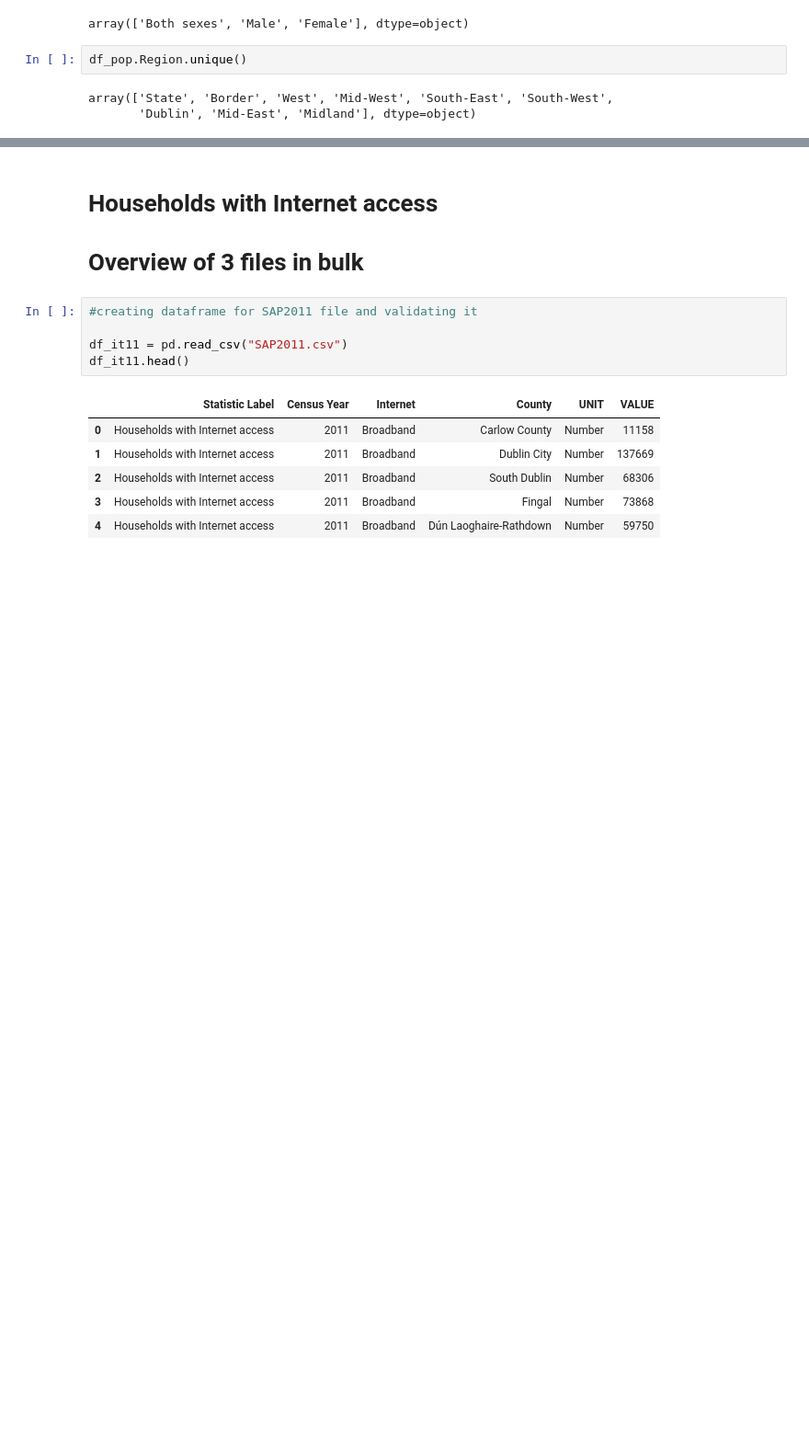
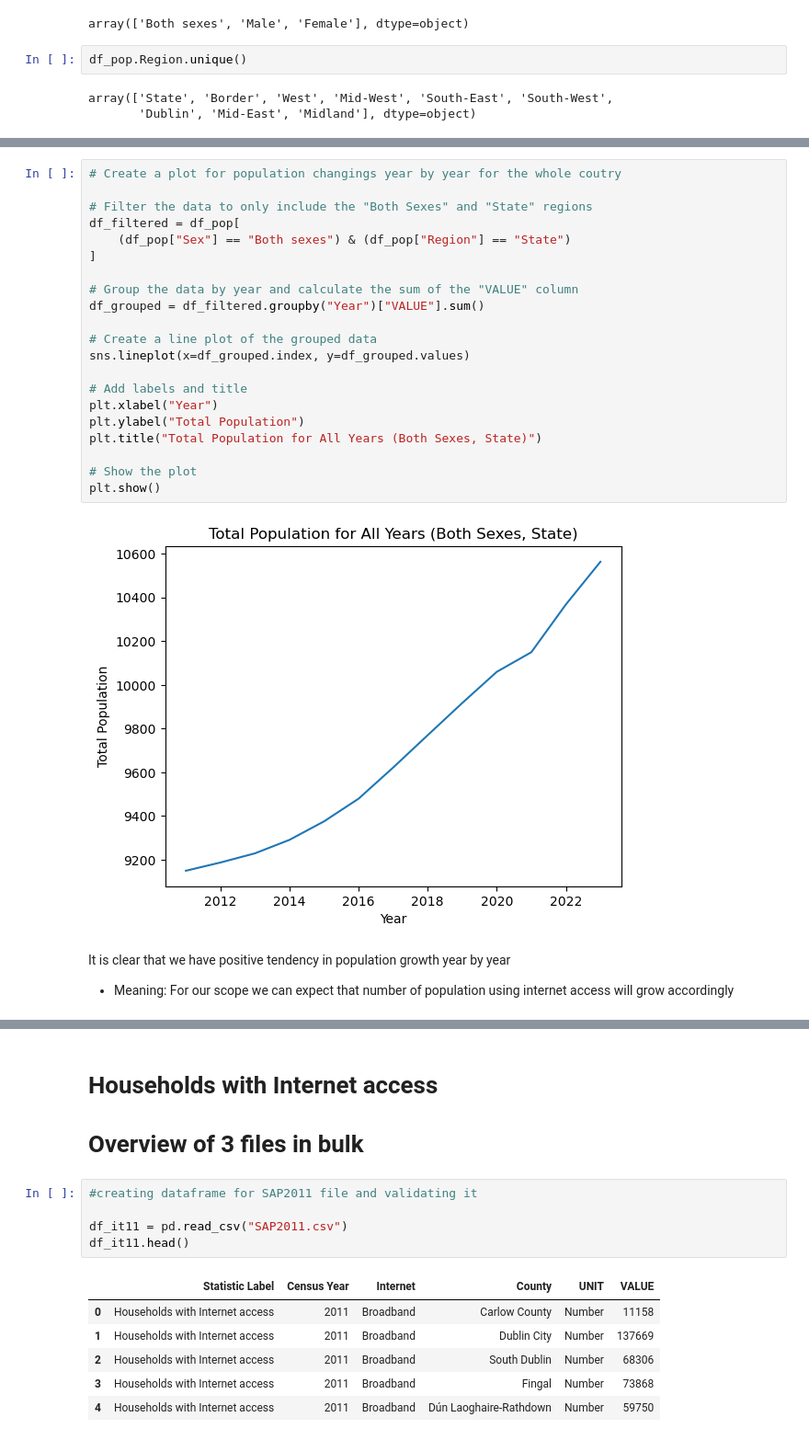
Before and after one commit to Natidhcp/MSc_DA, a Jupyter notebook: Data overview.ipynb, the cells around one changed output, grey strips where cells are left out. Shown at 92% size. Drawn from its saved outputs; the diff is of its cells as text; blank space fills up the shorter version.

```diff
--- a/Data overview.ipynb
+++ b/Data overview.ipynb
@@ -96 +127,27 @@ array(['State', 'Border', 'West', 'Mid-West', 'South-East', 'South-West',
+# %%
+# Create a plot for population changings year by year for the whole coutry
+
+# Filter the data to only include the "Both Sexes" and "State" regions
+df_filtered = df_pop[
+    (df_pop["Sex"] == "Both sexes") & (df_pop["Region"] == "State")
+]
+
+# Group the data by year and calculate the sum of the "VALUE" column
+df_grouped = df_filtered.groupby("Year")["VALUE"].sum()
+
+# Create a line plot of the grouped data
+sns.lineplot(x=df_grouped.index, y=df_grouped.values)
+
+# Add labels and title
+plt.xlabel("Year")
+plt.ylabel("Total Population")
+plt.title("Total Population for All Years (Both Sexes, State)")
+
+# Show the plot
+plt.show()
+# %% [output]
+[figure, added]
+# %% [markdown]
+It is clear that we have positive tendency in population growth year by year
+* Meaning: For our scope we can expect that number of population using internet access will grow accordingly
 # %%
```
Also changed, not shown: parts of 40 cells of this notebook, 6 other files.
